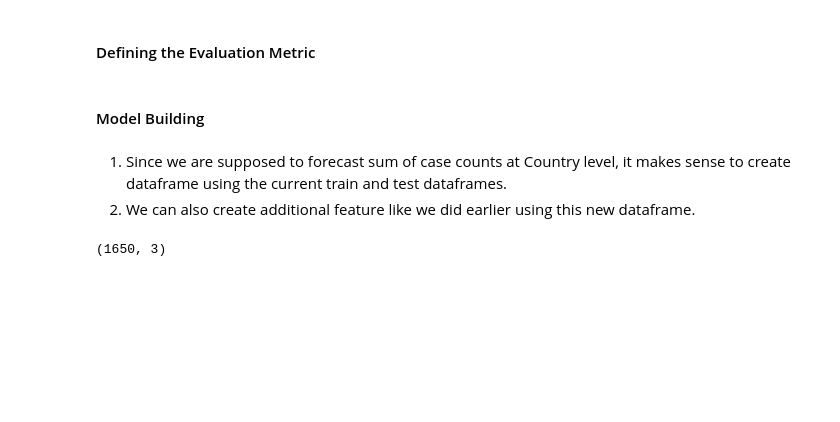
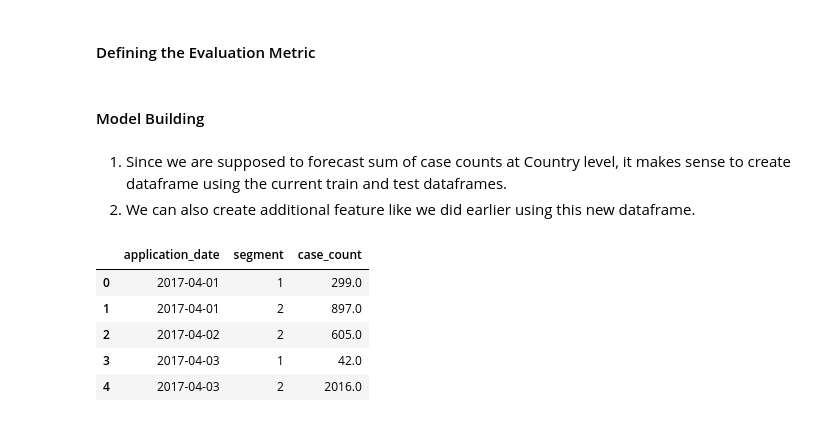
Before and after one commit to kulkarni-vishwanath/LTFS_DataScince_Finhack_2, a Jupyter notebook: LTFS.ipynb, the cells around one changed output. Cells and saved outputs as stored; diff of their text form; code cells hidden in the pictures; blank space fills up the shorter version.

```diff
--- a/Untitled.ipynb
+++ b/LTFS.ipynb
@@ -4,9 +4,10 @@ import numpy as np
 import matplotlib.pyplot as plt
 %matplotlib inline
 import seaborn as sns
-from sklearn.model_selection import train_test_split,KFold,cross_val_score
+from sklearn.model_selection import train_test_split,KFold,cross_val_score,RandomizedSearchCV,TimeSeriesSplit,GridSearchCV
 from sklearn.linear_model import LinearRegression,Ridge,Lasso
 from sklearn.ensemble import RandomForestRegressor
+pd.set_option('mode.chained_assignment', None)
 # %%
 train = pd.read_csv("train_fwYjLYX.csv",parse_dates=['application_date'])
 test  = pd.read_csv("test_1eLl9Yf.csv",parse_dates=['application_date'])
@@ -301,5 +289,10 @@ def mean_absolute_percentage_error(y_true, y_pred):
 # %%
-df_train = train.groupby(['application_date','segment'],as_index=False)['case_count'].sum()
-df_train.shape
+df_train = df_train.groupby(['application_date','segment'],as_index=False)['case_count'].sum()
+df_train.head()
 # %% [output]
-(1650, 3)
+|  | application_date | segment | case_count |
+| 0 | 2017-04-01 | 1 | 299.0 |
+| 1 | 2017-04-01 | 2 | 897.0 |
+| 2 | 2017-04-02 | 2 | 605.0 |
+| 3 | 2017-04-03 | 1 | 42.0 |
+| 4 | 2017-04-03 | 2 | 2016.0 |
```
Also changed, not shown: parts of 38 cells of this notebook, 2 other files.
